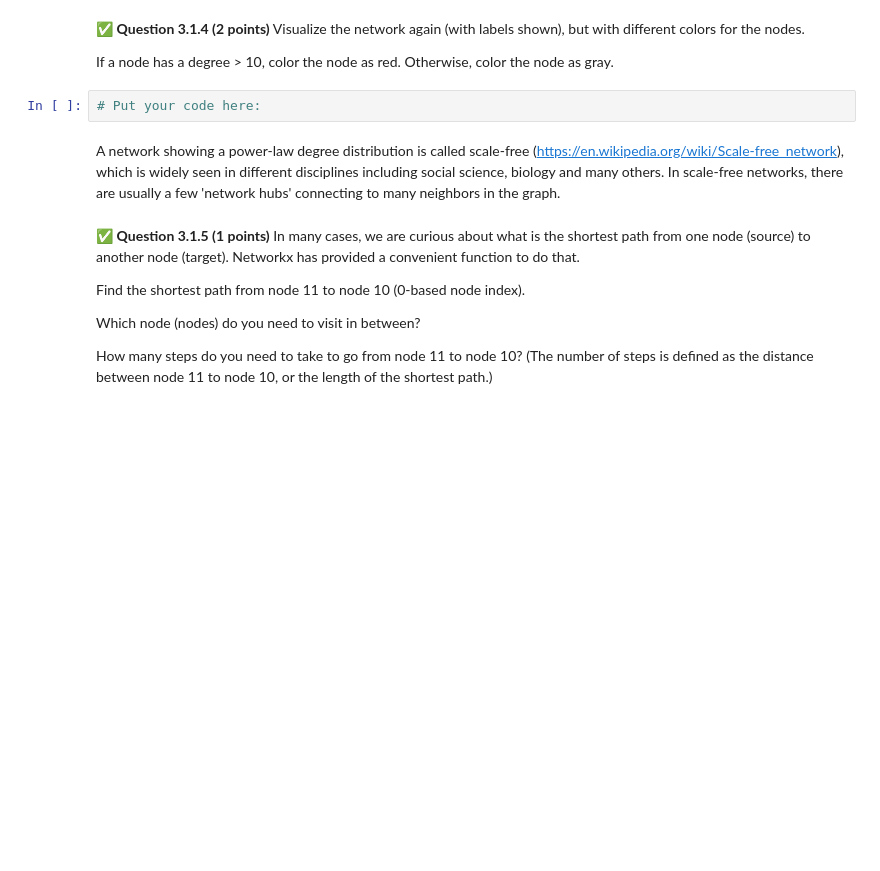
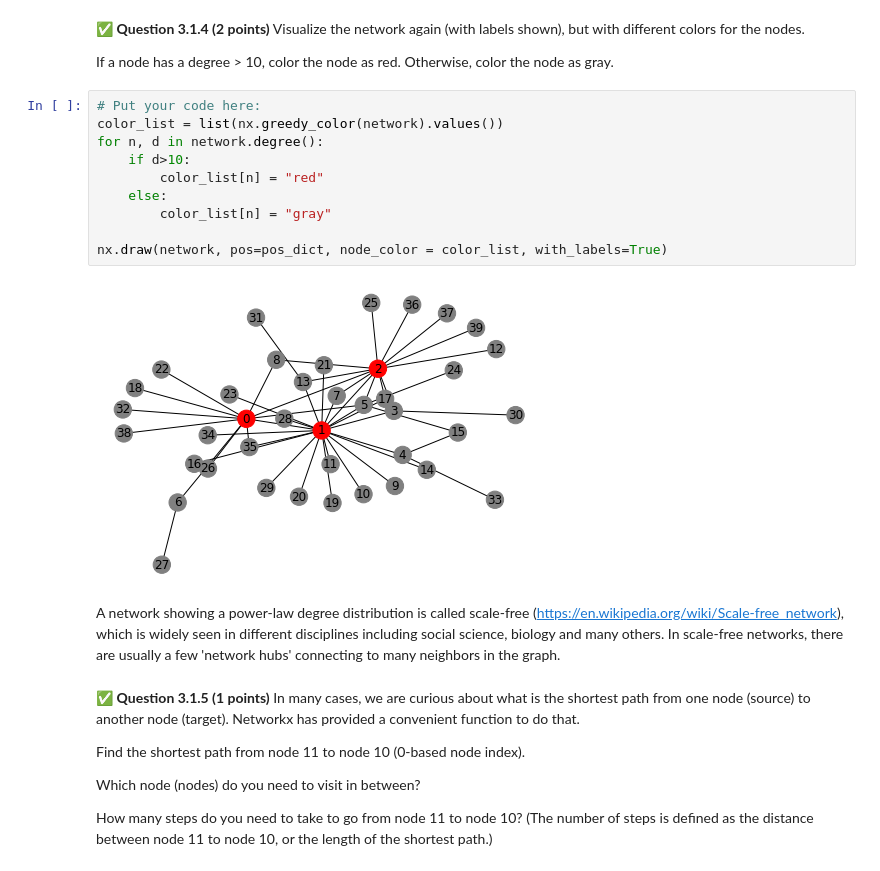
Before and after one commit to silentsiren701/cmse202-s22-turnin, a Jupyter notebook: hw-03/HW-03_ABMAndGraphTheory-STUDENT.ipynb, the cells around one changed output. Saved outputs shown, nothing was run; the diff lists cells and outputs as text; blank space fills up the shorter version.

```diff
--- a/hw-03/HW-03_ABMAndGraphTheory-STUDENT.ipynb
+++ b/hw-03/HW-03_ABMAndGraphTheory-STUDENT.ipynb
@@ -308,8 +331,18 @@ Your answer here:
 &#9989; **Question 3.1.4 (2 points)** Visualize the network again (with labels shown), but with different colors for the nodes.
 
 If a node has a degree > 10, color the node as red.  Otherwise, color the node as gray.
-# %%
-# Put your code here:
+# %%
+# Put your code here:
+color_list = list(nx.greedy_color(network).values())
+for n, d in network.degree():
+    if d>10:
+        color_list[n] = "red"
+    else:
+        color_list[n] = "gray"
+
+nx.draw(network, pos=pos_dict, node_color = color_list, with_labels=True)
+# %% [output]
+[figure, added]
 # %% [markdown]
 A network showing a power-law degree distribution is called scale-free (https://en.wikipedia.org/wiki/Scale-free_network), which is widely seen in different disciplines including social science, biology and many others. In scale-free networks, there are usually a few 'network hubs' connecting to many neighbors in the graph.
 # %% [markdown]
```
Also changed, not shown: parts of 10 cells of this notebook, 2 other files.
